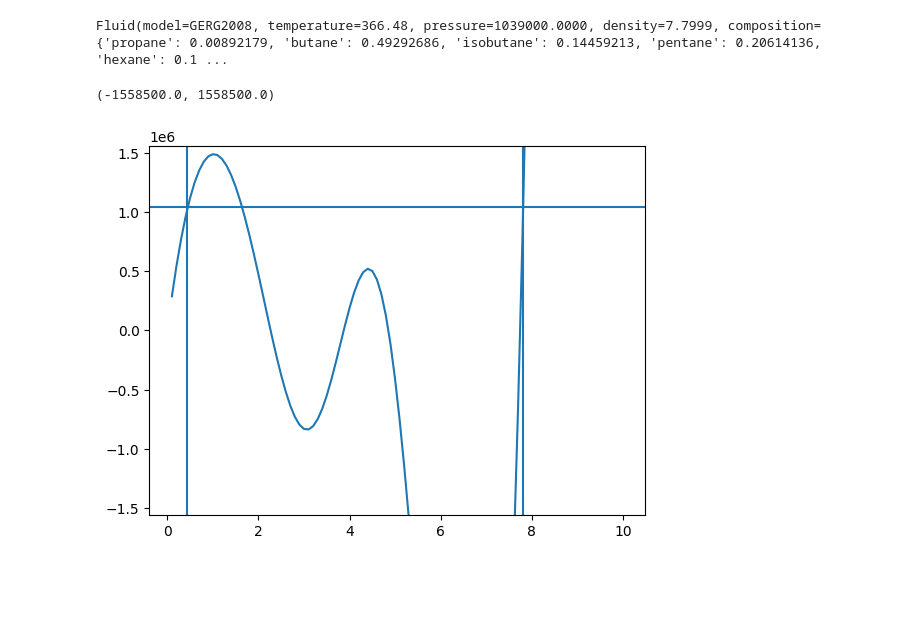
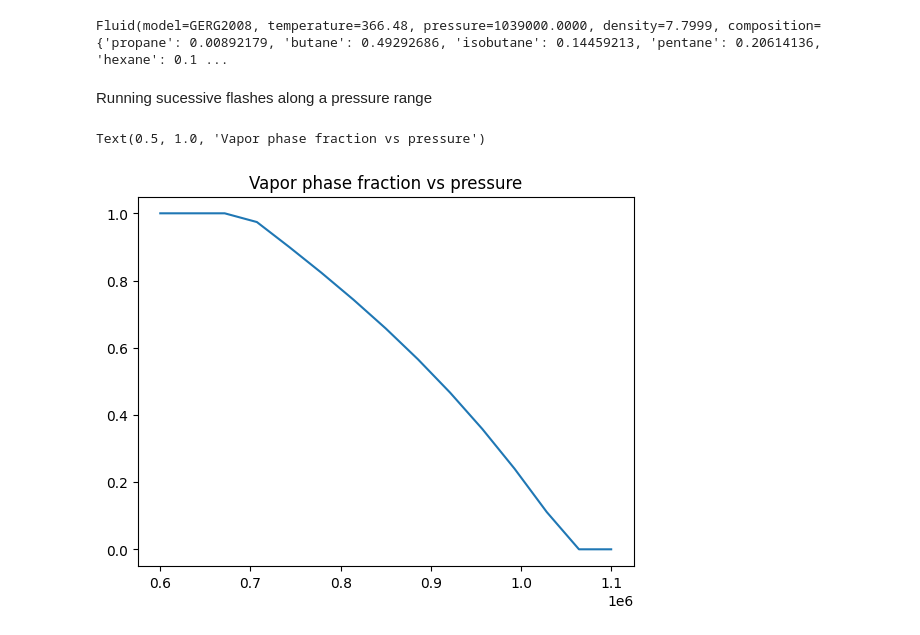
Before and after one commit to fedebenelli/PyForFluids, a Jupyter notebook: docs/source/tutorial.ipynb, the cells around one changed output. Saved outputs shown, nothing was run; the diff lists cells and outputs as text; code cells hidden in the pictures; blank space fills up the shorter version.

```diff
--- a/docs/source/tutorial.ipynb
+++ b/docs/source/tutorial.ipynb
@@ -139,16 +183,27 @@ Fluid(model=GERG2008, temperature=366.48, pressure=1039000.0000, density=0.4236,
 liquid
 # %% [output]
 Fluid(model=GERG2008, temperature=366.48, pressure=1039000.0000, density=7.7999, composition={'propane': 0.00892179, 'butane': 0.49292686, 'isobutane': 0.14459213, 'pentane': 0.20614136, 'hexane': 0.1 ...
-# %%
-ds = np.linspace(0.1, 10, 100)
-iso = fluid.isotherm(ds)
-
-plt.plot(iso["density"], iso["pressure"])
-plt.axhline(pressure)
-plt.axvline(liquid.density)
-plt.axvline(vapor.density)
-
-plt.ylim(-pressure*1.5, pressure*1.5)
-# %% [output]
-(-1558500.0, 1558500.0)
-[figure, removed]
+# %% [markdown]
+Running sucessive flashes along a pressure range
+# %%
+vapors = []
+liquids = []
+betas = []
+pressures = np.linspace(0.6e6, 1.1e6, 15)
+
+for p in pressures:
+    vapor, liquid, beta, it = flash_pt(fluid, p, temperature)
+    vapors.append(vapor)
+    liquids.append(liquid)
+    betas.append(beta)
+# %%
+# Extracting propane compositions along the flashes
+component = "propane"
+ys = [vapor.composition[component] for vapor in vapors]
+xs = [liquid.composition[component] for liquid in liquids]
+
+plt.plot(pressures, betas)
+plt.title("Vapor phase fraction vs pressure")
+# %% [output]
+Text(0.5, 1.0, 'Vapor phase fraction vs pressure')
+[figure, added]
```
Also changed, not shown: parts of 32 cells of this notebook, 9 other files.
